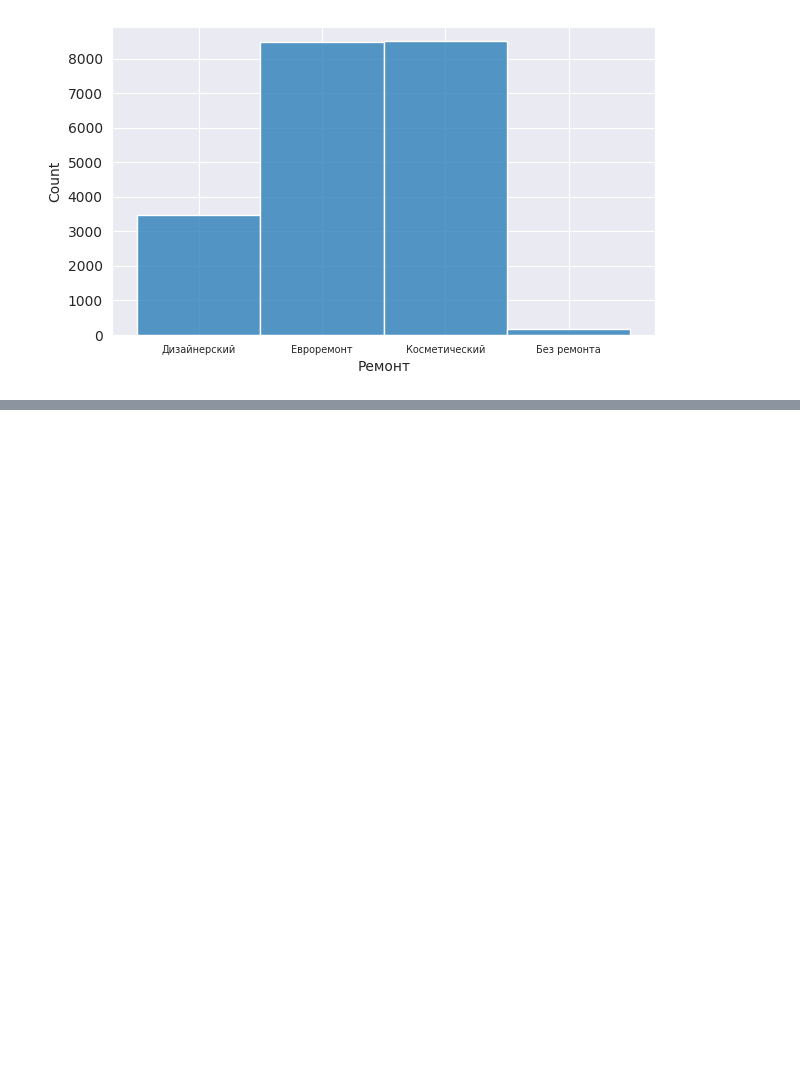
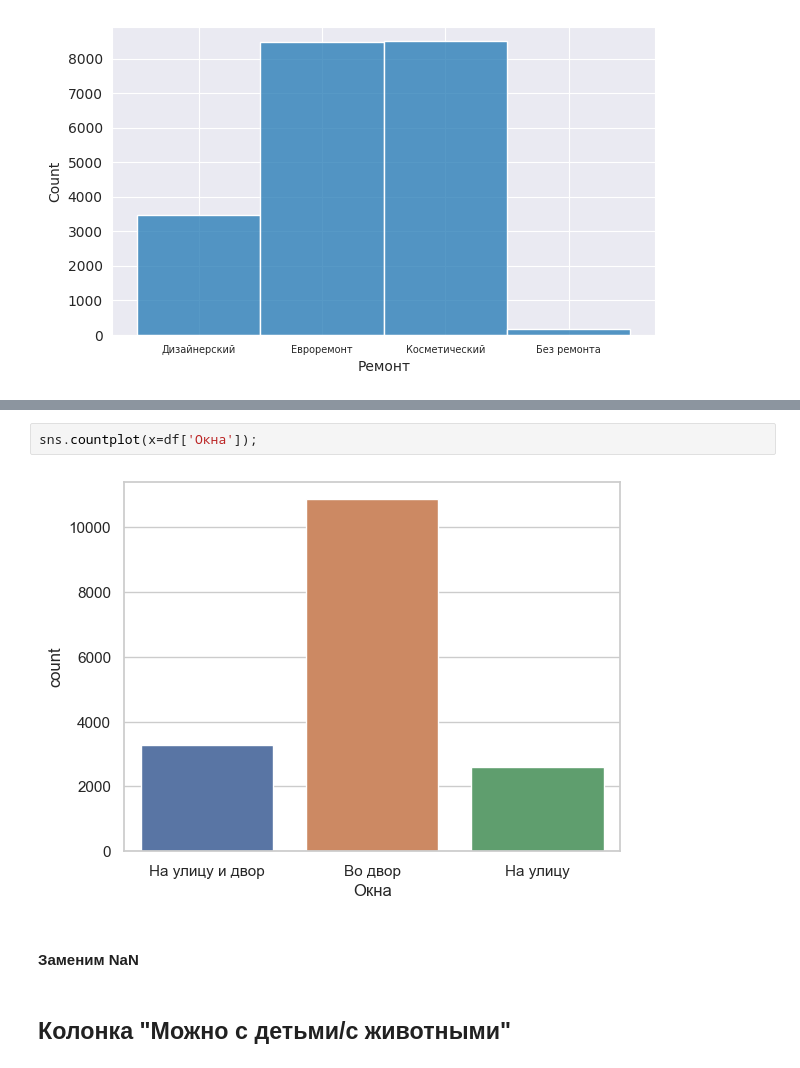
Before and after one commit to sunny-annie/Streamlit_rent_real_estate, a Jupyter notebook: EDA.ipynb, the cells around one changed output, grey strips where cells are left out. Drawn from its saved outputs; the diff is of its cells as text; blank space fills up the shorter version.

```diff
--- a/EDA.ipynb
+++ b/EDA.ipynb
@@ -217,0 +267,8 @@ plt.show()
+# %%
+sns.countplot(x=df['Окна']);
+# %% [output]
+[figure, added]
+# %% [markdown]
+#### Заменим NaN
+# %% [markdown]
+## Колонка "Можно с детьми/с животными"
```
Also changed, not shown: parts of 30 cells of this notebook.
